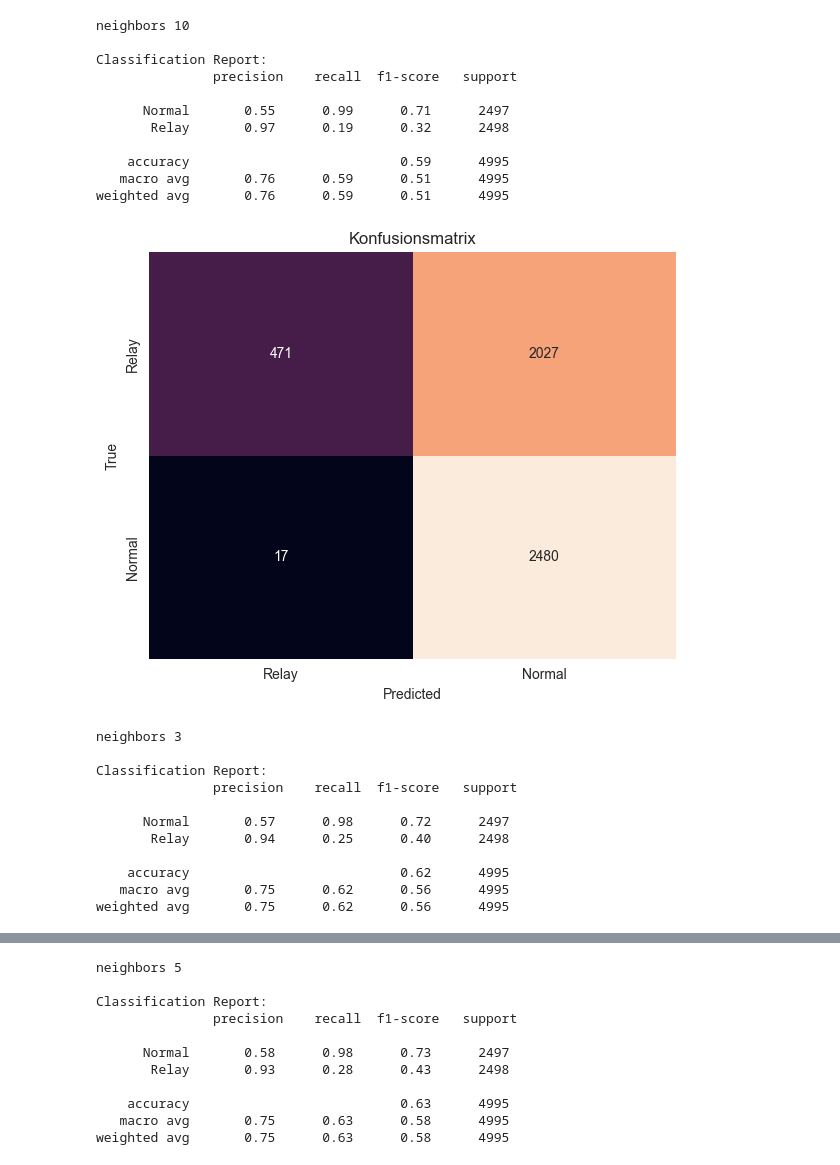
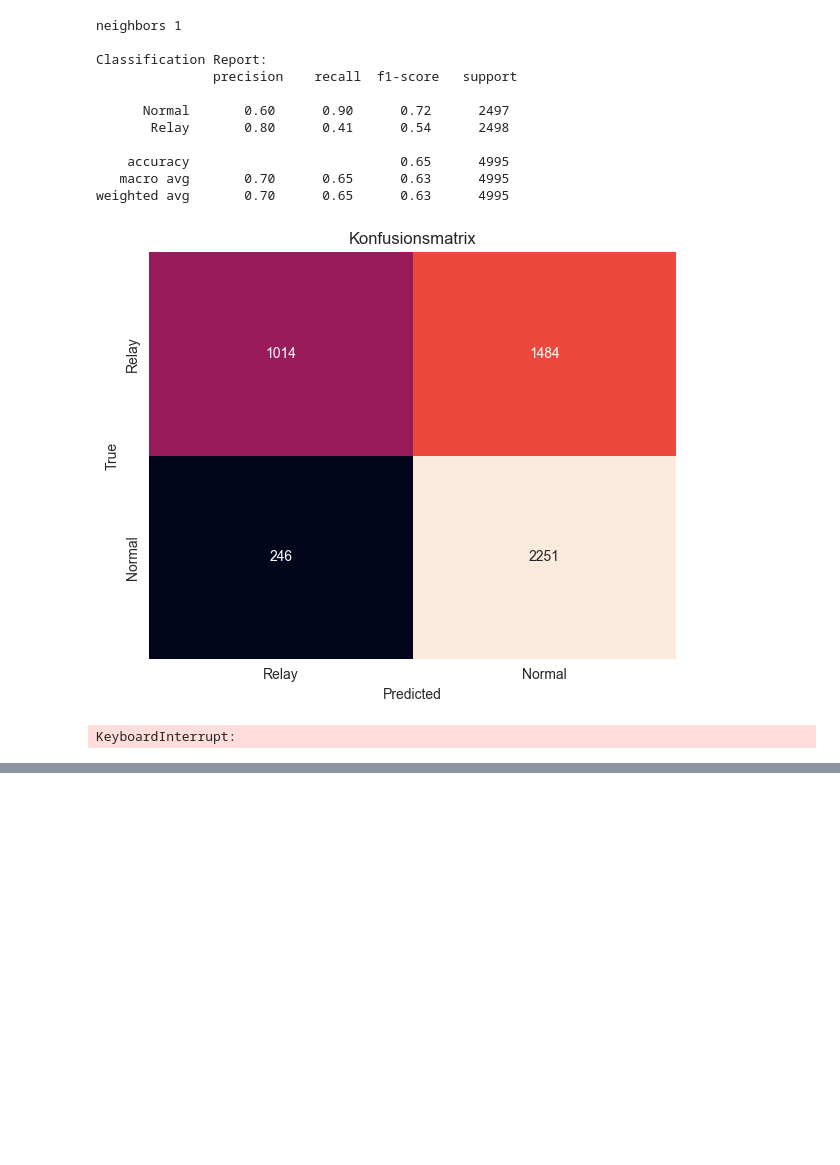
Before and after one commit to harun1602/modelle_featuredata, a Jupyter notebook: lunar_pyod.ipynb, the cells around one changed output, grey strips where cells are left out. Cells and saved outputs as stored; diff of their text form; code cells hidden in the pictures; blank space fills up the shorter version.

```diff
--- a/lunar_pyod.ipynb
+++ b/lunar_pyod.ipynb
@@ -56,50 +57,40 @@ X_test_combined_scaled_standard = np.vstack((X_test_norm_scaled_standard, X_test
 
 y_true = np.array([0] * len(X_test_normal) + [1] * len(X_test_relay))
 # %%
-for n in {3,5,10,30}:
+for n in {1,3,5,10}:
     clf = LUNAR(contamination=0.01, n_neighbours=n, scaler=None)
     clf.fit(X_train)
 
     # pyod.predict: 0 = inlier, 1 = outlier
     y_pred = clf.predict(X_test_combined)
 
     # cm und report
     cm = confusion_matrix(y_true, y_pred, labels=[1,0])
     print(f"neighbors {n}")
     print("\nClassification Report:\n", classification_report(y_true, y_pred, target_names=["Normal","Relay"]))
 
     # plot
     plt.figure(figsize=(6,5))
     sns.heatmap(cm, annot=True, fmt="d",
                 xticklabels=["Relay","Normal"],
                 yticklabels=["Relay","Normal"],
                 cbar=False)
     plt.xlabel("Predicted")
     plt.ylabel("True")
     plt.title("Konfusionsmatrix")
     plt.tight_layout()
     plt.show()
 # %% [output]
-neighbors 10
+neighbors 1
 
 Classification Report:
                precision    recall  f1-score   support
 
-      Normal       0.55      0.99      0.71      2497
-       Relay       0.97      0.19      0.32      2498
+      Normal       0.60      0.90      0.72      2497
+       Relay       0.80      0.41      0.54      2498
 
-    accuracy                           0.59      4995
-   macro avg       0.76      0.59      0.51      4995
-weighted avg       0.76      0.59      0.51      4995
+    accuracy                           0.65      4995
+   macro avg       0.70      0.65      0.63      4995
+weighted avg       0.70      0.65      0.63      4995
-[figure, old version]
+[figure, new version]
-neighbors 3
-
-Classification Report:
-               precision    recall  f1-score   support
-
-      Normal       0.57      0.98      0.72      2497
-       Relay       0.94      0.25      0.40      2498
-
-    accuracy                           0.62      4995
-   macro avg       0.75      0.62      0.56      4995
-weighted avg       0.75      0.62      0.56      4995
+KeyboardInterrupt:
@@ -107,11 +96,0 @@ weighted avg       0.75      0.62      0.56      4995
-neighbors 5
-
-Classification Report:
-               precision    recall  f1-score   support
-
-      Normal       0.58      0.98      0.73      2497
-       Relay       0.93      0.28      0.43      2498
-
-    accuracy                           0.63      4995
-   macro avg       0.75      0.63      0.58      4995
-weighted avg       0.75      0.63      0.58      4995
```
Also changed, not shown: parts of 5 cells of this notebook, 1 other file.
